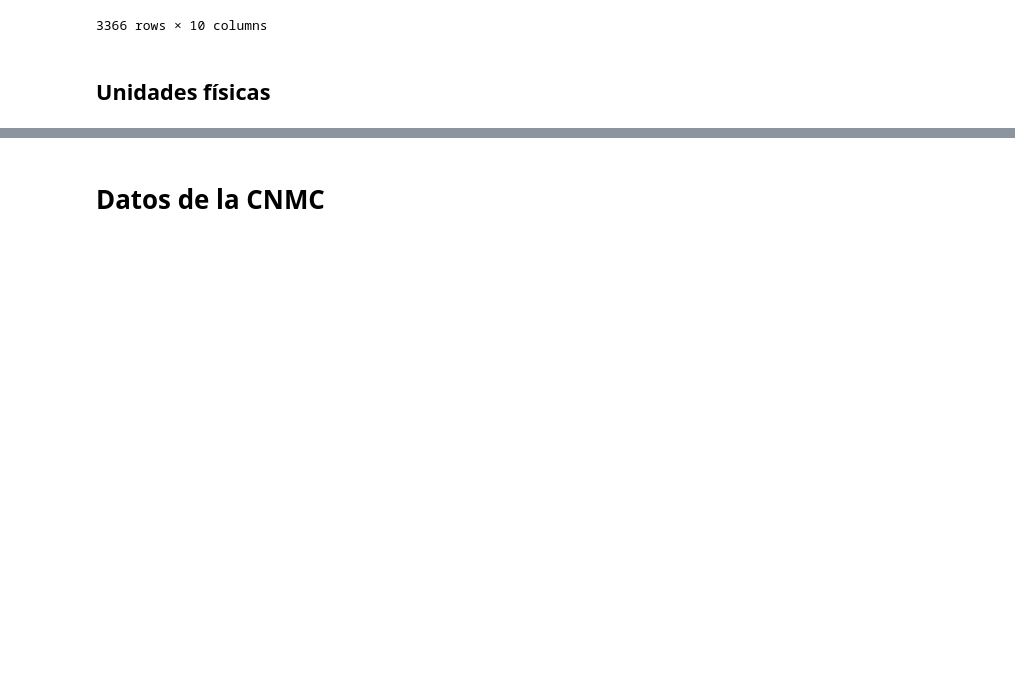
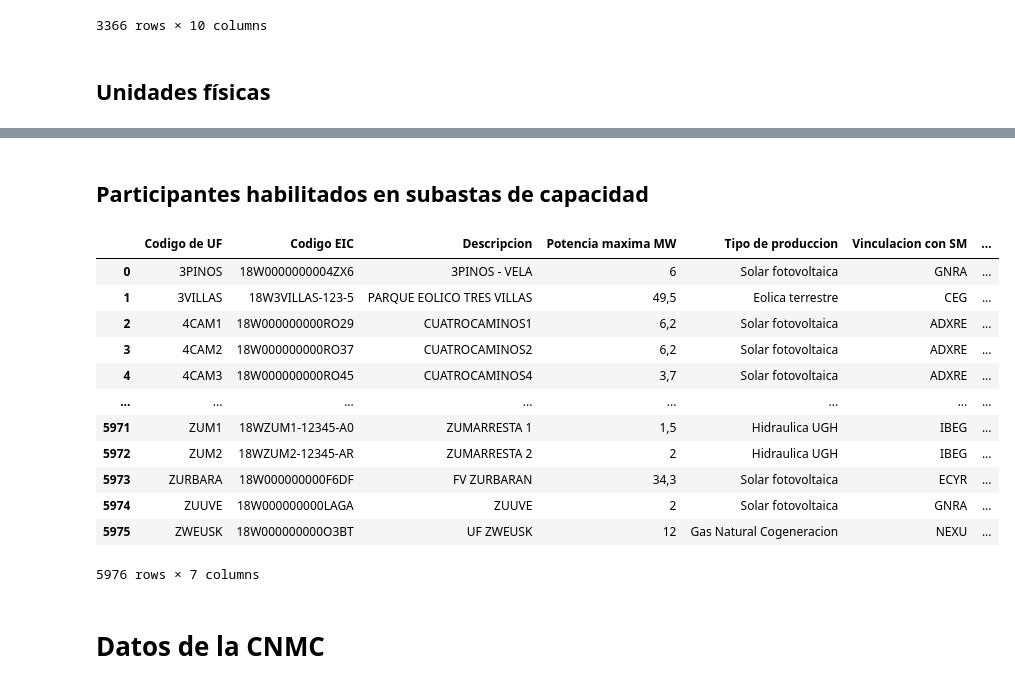
Before and after one commit to jacubero/SEE, a Jupyter notebook: Mercados/mercados.ipynb, the cells around one changed output, grey strips where cells are left out. Saved outputs shown, nothing was run; the diff lists cells and outputs as text; code cells hidden in the pictures; blank space fills up the shorter version.

```diff
--- a/Mercados/mercados.ipynb
+++ b/Mercados/mercados.ipynb
@@ -92,3 +139,26 @@ df_UF
+# %% [markdown]
+## Participantes habilitados en subastas de capacidad
+# %%
+# https://www.esios.ree.es/es/descargas
+file_path = 'CSVs/unidades-fisicas.csv'
+
+df_capacidad = pd.read_csv(file_path,sep=';',encoding='latin-1')
+
+df_capacidad
+# %% [output]
+|  | Codigo de UF | Codigo EIC | Descripcion | Potencia maxima MW | Tipo de produccion | Vinculacion con SM | ... |
+| 0 | 3PINOS | 18W0000000004ZX6 | 3PINOS - VELA | 6 | Solar fotovoltaica | GNRA | ... |
+| 1 | 3VILLAS | 18W3VILLAS-123-5 | PARQUE EOLICO TRES VILLAS | 49,5 | Eolica terrestre | CEG | ... |
+| 2 | 4CAM1 | 18W000000000RO29 | CUATROCAMINOS1 | 6,2 | Solar fotovoltaica | ADXRE | ... |
+| 3 | 4CAM2 | 18W000000000RO37 | CUATROCAMINOS2 | 6,2 | Solar fotovoltaica | ADXRE | ... |
+| 4 | 4CAM3 | 18W000000000RO45 | CUATROCAMINOS4 | 3,7 | Solar fotovoltaica | ADXRE | ... |
+| ... | ... | ... | ... | ... | ... | ... | ... |
+| 5971 | ZUM1 | 18WZUM1-12345-A0 | ZUMARRESTA 1 | 1,5 | Hidraulica UGH | IBEG | ... |
+| 5972 | ZUM2 | 18WZUM2-12345-AR | ZUMARRESTA 2 | 2 | Hidraulica UGH | IBEG | ... |
+| 5973 | ZURBARA | 18W000000000F6DF | FV ZURBARAN | 34,3 | Solar fotovoltaica | ECYR | ... |
+| 5974 | ZUUVE | 18W000000000LAGA | ZUUVE | 2 | Solar fotovoltaica | GNRA | ... |
+| 5975 | ZWEUSK | 18W000000000O3BT | UF ZWEUSK | 12 | Gas Natural Cogeneracion | NEXU | ... |
+5976 rows × 7 columns
 # %% [markdown]
 # Datos de la CNMC
 # %% [markdown]
```
Also changed, not shown: parts of 4 cells of this notebook, 1 other file.
